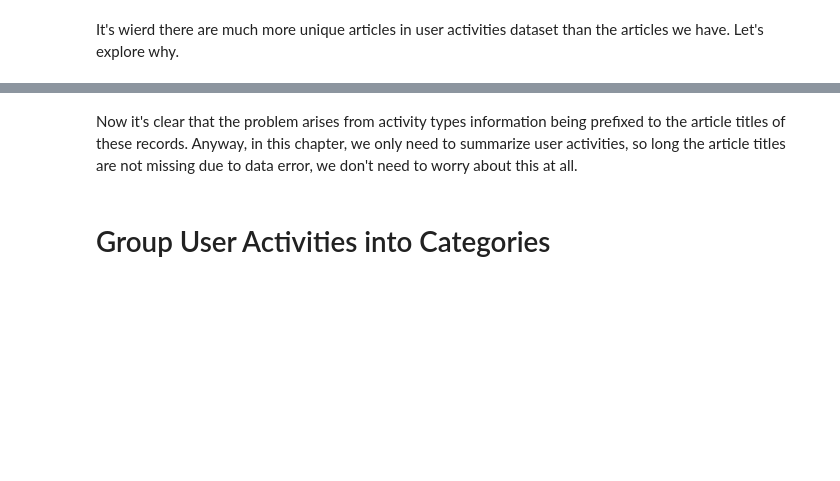
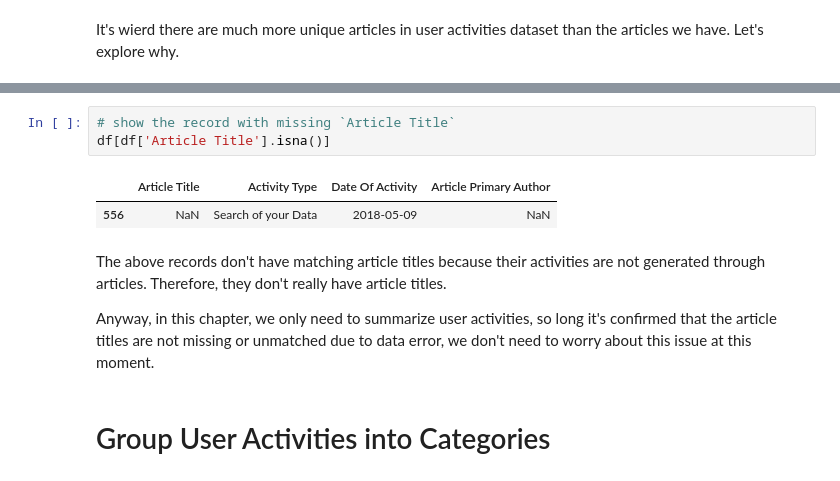
Before and after one commit to catelinn/data-analysis-portfolio, a Jupyter notebook: projects/data cleaning and wrangling at old job/website_article_performance_analysis.ipynb, the cells around one changed output, grey strips where cells are left out. Cells and saved outputs as stored; diff of their text form; blank space fills up the shorter version.

```diff
--- a/projects/data cleaning and wrangling at old job/website_article_performance_analysis.ipynb
+++ b/projects/data cleaning and wrangling at old job/website_article_performance_analysis.ipynb
@@ -166,5 +181,13 @@ uniqueArticles[~uniqueArticles.isin(articles['Article Title'])].to_list() # limi
+# %%
+# show the record with missing `Article Title`
+df[df['Article Title'].isna()]
+# %% [output]
+|  | Article Title | Activity Type | Date Of Activity | Article Primary Author |
+| 556 | NaN | Search of your Data | 2018-05-09 | NaN |
 # %% [markdown]
-Now it's clear that the problem arises from activity types information being prefixed to the article titles of these records. Anyway, in this chapter, we only need to summarize user activities, so long the article titles are not missing due to data error, we don't need to worry about this at all.
+The above records don't have matching article titles because their activities are not generated through articles. Therefore, they don't really have article titles.
+
+Anyway, in this chapter, we only need to summarize user activities, so long it's confirmed that the article titles are not missing or unmatched due to data error, we don't need to worry about this issue at this moment.
 # %% [markdown]
 # Group User Activities into Categories
 # %%
```
Also changed, not shown: parts of 5 cells of this notebook.
